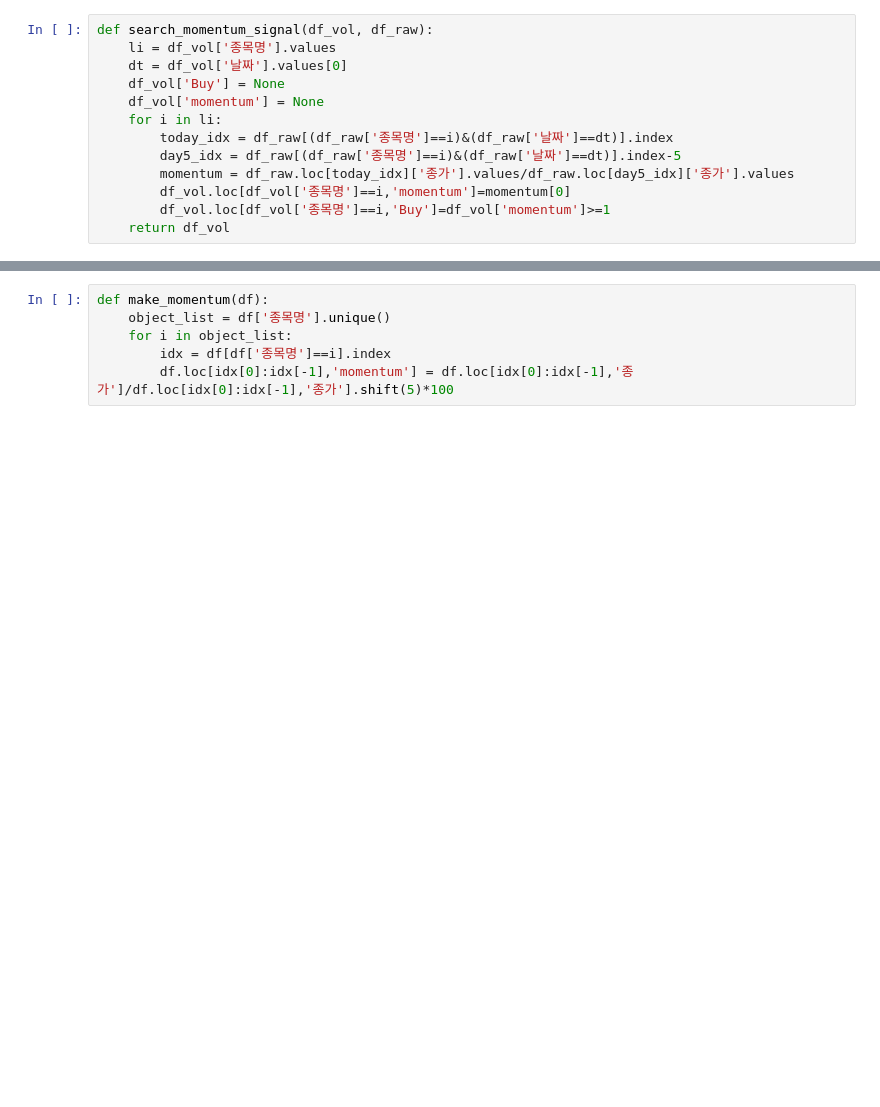
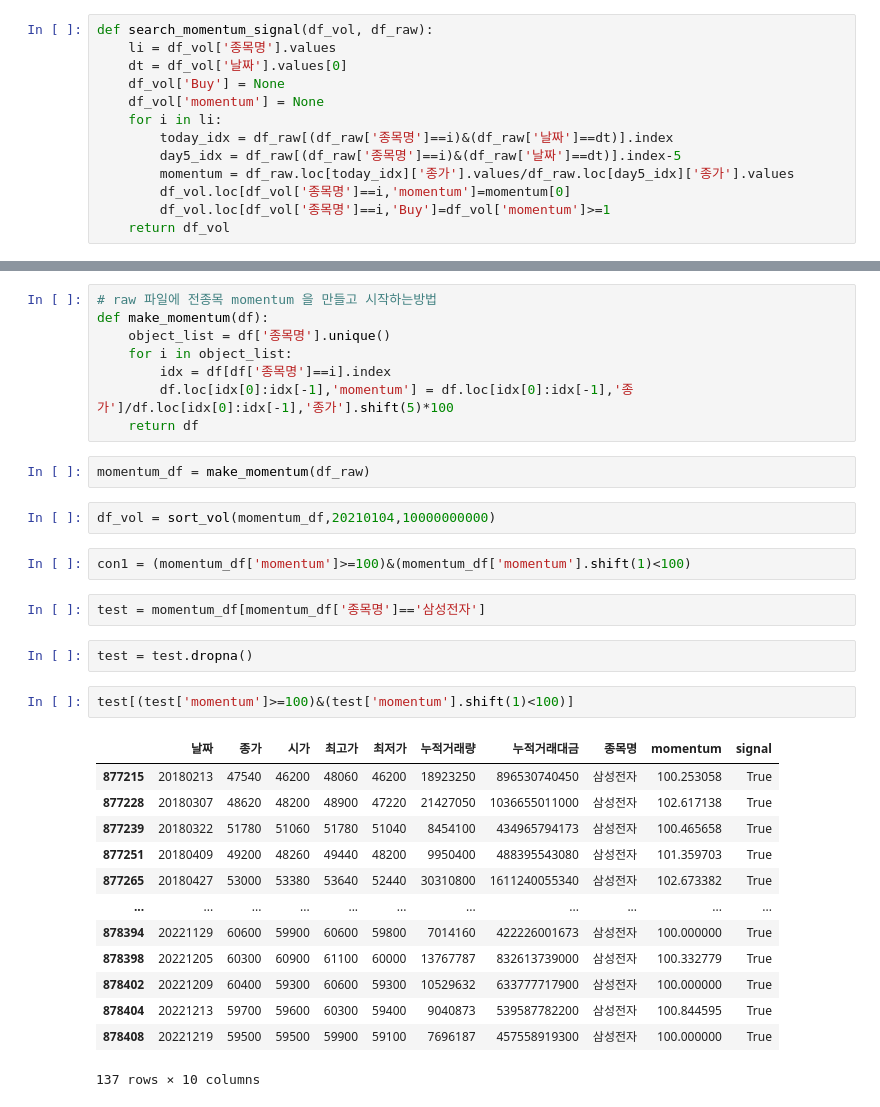
Before and after one commit to eseom31/Kis_Api_test, a Jupyter notebook: utils/jupyter_files/backtest_function.ipynb, the cells around one changed output, grey strips where cells are left out. Saved outputs shown, nothing was run; the diff lists cells and outputs as text; blank space fills up the shorter version.

```diff
--- a/utils/jupyter_files/backtest_function.ipynb
+++ b/utils/jupyter_files/backtest_function.ipynb
@@ -164,6 +145,34 @@ df_vol = sort_vol(df_raw, 20211220, 10000000000)
 # %%
+# raw 파일에 전종목 momentum 을 만들고 시작하는방법
 def make_momentum(df):
     object_list = df['종목명'].unique()
     for i in object_list:
         idx = df[df['종목명']==i].index
         df.loc[idx[0]:idx[-1],'momentum'] = df.loc[idx[0]:idx[-1],'종가']/df.loc[idx[0]:idx[-1],'종가'].shift(5)*100
+    return df
+# %%
+momentum_df = make_momentum(df_raw)
+# %%
+df_vol = sort_vol(momentum_df,20210104,10000000000)
+# %%
+con1 = (momentum_df['momentum']>=100)&(momentum_df['momentum'].shift(1)<100)
+# %%
+test = momentum_df[momentum_df['종목명']=='삼성전자']
+# %%
+test = test.dropna()
+# %%
+test[(test['momentum']>=100)&(test['momentum'].shift(1)<100)]
+# %% [output]
+|  | 날짜 | 종가 | 시가 | 최고가 | 최저가 | 누적거래량 | 누적거래대금 | 종목명 | momentum | signal |
+| 877215 | 20180213 | 47540 | 46200 | 48060 | 46200 | 18923250 | 896530740450 | 삼성전자 | 100.253058 | True |
+| 877228 | 20180307 | 48620 | 48200 | 48900 | 47220 | 21427050 | 1036655011000 | 삼성전자 | 102.617138 | True |
+| 877239 | 20180322 | 51780 | 51060 | 51780 | 51040 | 8454100 | 434965794173 | 삼성전자 | 100.465658 | True |
+| 877251 | 20180409 | 49200 | 48260 | 49440 | 48200 | 9950400 | 488395543080 | 삼성전자 | 101.359703 | True |
+| 877265 | 20180427 | 53000 | 53380 | 53640 | 52440 | 30310800 | 1611240055340 | 삼성전자 | 102.673382 | True |
+| ... | ... | ... | ... | ... | ... | ... | ... | ... | ... | ... |
+| 878394 | 20221129 | 60600 | 59900 | 60600 | 59800 | 7014160 | 422226001673 | 삼성전자 | 100.000000 | True |
+| 878398 | 20221205 | 60300 | 60900 | 61100 | 60000 | 13767787 | 832613739000 | 삼성전자 | 100.332779 | True |
+| 878402 | 20221209 | 60400 | 59300 | 60600 | 59300 | 10529632 | 633777717900 | 삼성전자 | 100.000000 | True |
+| 878404 | 20221213 | 59700 | 59600 | 60300 | 59400 | 9040873 | 539587782200 | 삼성전자 | 100.844595 | True |
+| 878408 | 20221219 | 59500 | 59500 | 59900 | 59100 | 7696187 | 457558919300 | 삼성전자 | 100.000000 | True |
+137 rows × 10 columns
```
Also changed, not shown: parts of 15 cells of this notebook.
